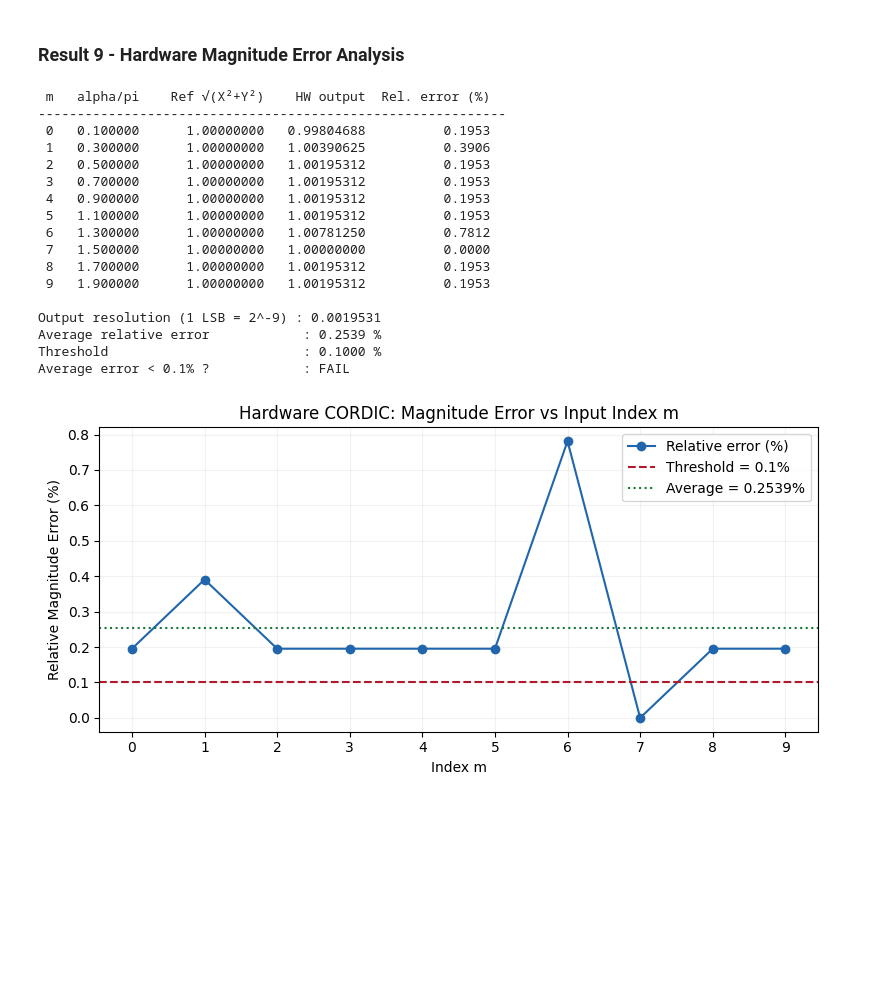
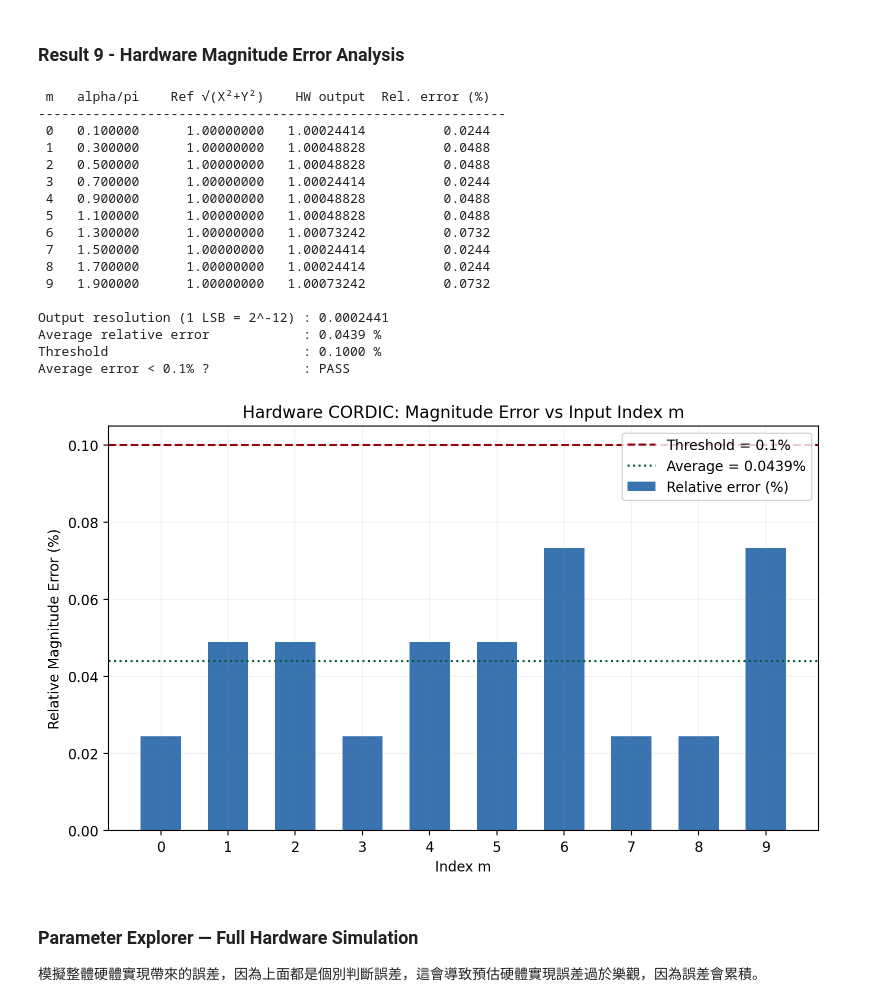
Before and after one commit to akira2963753/DSP-In-VLSI, a Jupyter notebook: HW4-CORDIC/HW4.ipynb, the cells around one changed output. Saved outputs shown, nothing was run; the diff lists cells and outputs as text; code cells hidden in the pictures; blank space fills up the shorter version.

```diff
--- a/HW4-CORDIC/HW4.ipynb
+++ b/HW4-CORDIC/HW4.ipynb
@@ -176,11 +178,11 @@ min_w_e = int(valid_w_e[0]) if len(valid_w_e) > 0 else None
 
 # Plot
 plt.figure(figsize=(8, 4))
-plt.semilogy(w_e_values, avg_errors_e, marker='o', markersize=4, color='#2166ac',
+plt.semilogy(w_e_values, avg_errors_e, marker='o', markersize=4, color='#08519c',
              label=f'Avg. abs. phase error (w={min_w}, S={min_S})')
-plt.axhline(threshold, color='#b2182b', linestyle='--', label=f'2^(-9) ≈ {threshold:.5f} rad')
+plt.axhline(threshold, color='#99000d', linestyle='--', label=f'2^(-9) ≈ {threshold:.5f} rad')
 if min_w_e is not None:
-    plt.axvline(min_w_e, color='#1a7837', linestyle=':', label=f'Min w_e = {min_w_e}')
+    plt.axvline(min_w_e, color='#005a32', linestyle=':', label=f'Min w_e = {min_w_e}')
 plt.xlabel('Elementary Angle Wordlength w_e (bits)')
 plt.ylabel('Average Absolute Phase Error (rad)')
 plt.title(f'Phase Error vs Elementary Angle Wordlength')
@@ -196,6 +198,8 @@ print(f"Minimum w_e satisfying avg error < 2^(-9): w_e = {min_w_e}")
 print(f"\nElementary Angles LUT (S={min_S} stages):")
 print(f"{'i':>3} {'Float':>14}  {'Quantized':>18} {'Binary (S|II.frac)':>26}")
 print("-" * 67)
+
+min_w_e = 10 # 調整成 10 bits fractional
 for i in range(min_S):
     angle_f = np.arctan(2.0**(-i))
     angle_q = quantize(angle_f, min_w_e)
@@ -353,23 +357,17 @@ Phase Adjust constants  (1S + 2I + 8F,  total 11 bits)
 ### Result 6 - Test Data Generation
 產生 m = 0~9 的 X、Y 測試資料，格式為 **1S 1I 9F（11-bit two's complement）**
 # %%
-# 整理一下定點數位寬的結果，方便後續分析
-print(f"\nSummary of Wordlengths:")
-print(f"X and Y wordlength       = {min_w + 2} bits  (1 sign + 1 integer + {min_w} fractional)")
-print(f"Elementary angle LUT w_e = {min_w_e} bits")
-print(f"CSD scaling factor w_csd = {min_w_csd} bits  (N={N_mag})")
-
 # Parameters
 beta      = 2          # mod(9, 2) + 1
-W_XY      = 9          # fractional bits  (1S 1I 9F → 11 bits total)
-TOTAL_W   = 1 + 1 + W_XY   # 11 bits
+W_XY      = 12         # fractional bits  (1S 1I 12F → 14 bits total)
+TOTAL_W   = 1 + 1 + W_XY   # 14 bits
 m_values  = np.arange(10)
 
 alpha_m = (4 * m_values + beta) / 20 * np.pi
 X_float = np.cos(alpha_m)
 Y_float = np.sin(alpha_m)
 
-# Quantisation: floor to 1S 1I 9F two's complement
+# Quantisation: floor to 1S 1I 12F two's complement
 def to_twos_complement_bin(val, w_frac, total_bits):
     """
     Quantise float val to fixed-point with w_frac fractional bits,
@@ -476,8 +470,8 @@ Average error < 2^-9 ?            : PASS
 ### Result 9 - Hardware Magnitude Error Analysis
 # %%
 # Parameters
-W_MAG    = 9     # fractional bits  (1S 1I 9F → 11 bits total)
-TOTAL_MW = 11    # total bits
+W_MAG    = 12    # fractional bits  (1S 1I 12F → 14 bits total)
+TOTAL_MW = 14    # total bits
 
 # Read Magnitude.dat (hex)
 mag_dat = os.path.join(DATA_DIR, "Magnitude.dat")
@@ -486,7 +480,7 @@ with open(mag_dat) as f:
     lines = [l.strip() for l in f if l.strip()]
 
 def hex_to_signed_float(hex_str, w_frac, total_bits):
-    """Hex string → signed float via two's complement (e.g. 1S 1I 9F)."""
+    """Hex string → signed float via two's complement (e.g. 1S 1I 12F)."""
     val = int(hex_str, 16)
     if val >= (1 << (total_bits - 1)):
         val -= (1 << total_bits)
@@ -501,49 +495,51 @@ mag_ref = np.sqrt(X_float**2 + Y_float**2)
 abs_errors  = np.abs(hw_mag - mag_ref)
 rel_errors  = abs_errors / mag_ref * 100
 avg_rel_err = np.mean(rel_errors)
 threshold_mag = 0.1  # %
 
 # Print table
 print(f"{'m':>2}  {'alpha/pi':>9}  {'Ref √(X²+Y²)':>14}  {'HW output':>11}  {'Rel. error (%)':>14}")
 print("-" * 60)
 for m in range(10):
     print(f"{m:>2}  {alpha_m[m]/np.pi:>9.6f}  {mag_ref[m]:>14.8f}  {hw_mag[m]:>11.8f}  {rel_errors[m]:>14.4f}")
 
 print(f"\nOutput resolution (1 LSB = 2^-{W_MAG}) : {2**-W_MAG:.7f}")
 print(f"Average relative error            : {avg_rel_err:.4f} %")
 print(f"Threshold                         : {threshold_mag:.4f} %")
 print(f"Average error < 0.1% ?            : {'PASS' if avg_rel_err < threshold_mag else 'FAIL'}")
 
 # Plot
-plt.figure(figsize=(8, 4))
-plt.plot(range(10), rel_errors, marker='o', markersize=6, color='#2166ac', label='Relative error (%)')
-plt.axhline(threshold_mag, color='#b2182b', linestyle='--', label=f'Threshold = 0.1%')
-plt.axhline(avg_rel_err,   color='#1a7837', linestyle=':',  label=f'Average = {avg_rel_err:.4f}%')
+plt.figure(figsize=(8, 5))
+plt.bar(range(10), rel_errors, color='#08519c', alpha=0.8, width=0.6, label='Relative error (%)')
+plt.axhline(threshold_mag, color='#99000d', linestyle='--', label=f'Threshold = 0.1%')
+plt.axhline(avg_rel_err,   color='#005a32', linestyle=':',  label=f'Average = {avg_rel_err:.4f}%')
 plt.xlabel('Index m')
 plt.ylabel('Relative Magnitude Error (%)')
 plt.title('Hardware CORDIC: Magnitude Error vs Input Index m')
 plt.xticks(range(10))
 plt.legend()
 plt.grid(True, color='gray', alpha=0.1)
-plt.minorticks_off()
 plt.tight_layout()
 plt.show()
 # %% [output]
  m   alpha/pi    Ref √(X²+Y²)    HW output  Rel. error (%)
 ------------------------------------------------------------
- 0   0.100000      1.00000000   0.99804688          0.1953
- 1   0.300000      1.00000000   1.00390625          0.3906
- 2   0.500000      1.00000000   1.00195312          0.1953
- 3   0.700000      1.00000000   1.00195312          0.1953
- 4   0.900000      1.00000000   1.00195312          0.1953
- 5   1.100000      1.00000000   1.00195312          0.1953
- 6   1.300000      1.00000000   1.00781250          0.7812
- 7   1.500000      1.00000000   1.00000000          0.0000
- 8   1.700000      1.00000000   1.00195312          0.1953
- 9   1.900000      1.00000000   1.00195312          0.1953
+ 0   0.100000      1.00000000   1.00024414          0.0244
+ 1   0.300000      1.00000000   1.00048828          0.0488
+ 2   0.500000      1.00000000   1.00048828          0.0488
+ 3   0.700000      1.00000000   1.00024414          0.0244
+ 4   0.900000      1.00000000   1.00048828          0.0488
+ 5   1.100000      1.00000000   1.00048828          0.0488
+ 6   1.300000      1.00000000   1.00073242          0.0732
+ 7   1.500000      1.00000000   1.00024414          0.0244
+ 8   1.700000      1.00000000   1.00024414          0.0244
+ 9   1.900000      1.00000000   1.00073242          0.0732
 
-Output resolution (1 LSB = 2^-9) : 0.0019531
-Average relative error            : 0.2539 %
+Output resolution (1 LSB = 2^-12) : 0.0002441
+Average relative error            : 0.0439 %
 Threshold                         : 0.1000 %
-Average error < 0.1% ?            : FAIL
+Average error < 0.1% ?            : PASS
-[figure, old version]
+[figure, new version]
+# %% [markdown]
+### Parameter Explorer — Full Hardware Simulation
+模擬整體硬體實現帶來的誤差，因為上面都是個別判斷誤差，這會導致預估硬體實現誤差過於樂觀，因為誤差會累積。
```
Also changed, not shown: parts of 10 cells of this notebook, 8 other files.
